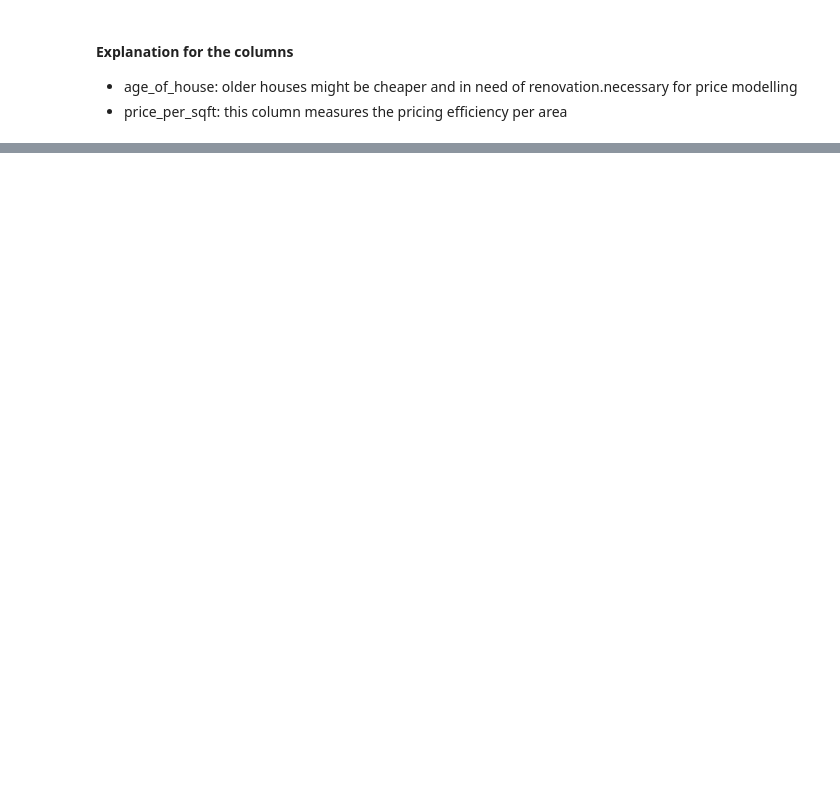
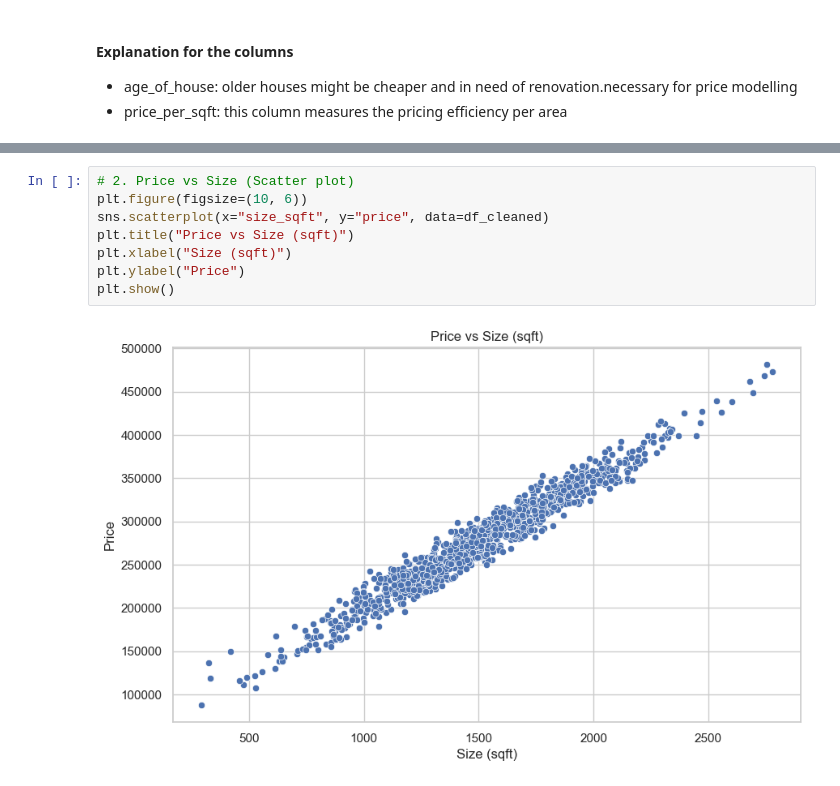
Before and after one commit to anangwemike/assingments, a Jupyter notebook: Python Assignment/House price prediction assignment.ipynb, the cells around one changed output, grey strips where cells are left out. Drawn from its saved outputs; the diff is of its cells as text; blank space fills up the shorter version.

```diff
--- a/Python Assignment/House price prediction assignment.ipynb
+++ b/Python Assignment/House price prediction assignment.ipynb
@@ -273,0 +539,10 @@ df[["year_built", "age_of_house", "size_sqft", "price", "price_per_sqft", "has_g
+# %%
+# 2. Price vs Size (Scatter plot)
+plt.figure(figsize=(10, 6))
+sns.scatterplot(x="size_sqft", y="price", data=df_cleaned)
+plt.title("Price vs Size (sqft)")
+plt.xlabel("Size (sqft)")
+plt.ylabel("Price")
+plt.show()
+# %% [output]
+[figure, added]
```
Also changed, not shown: parts of 35 cells of this notebook.
